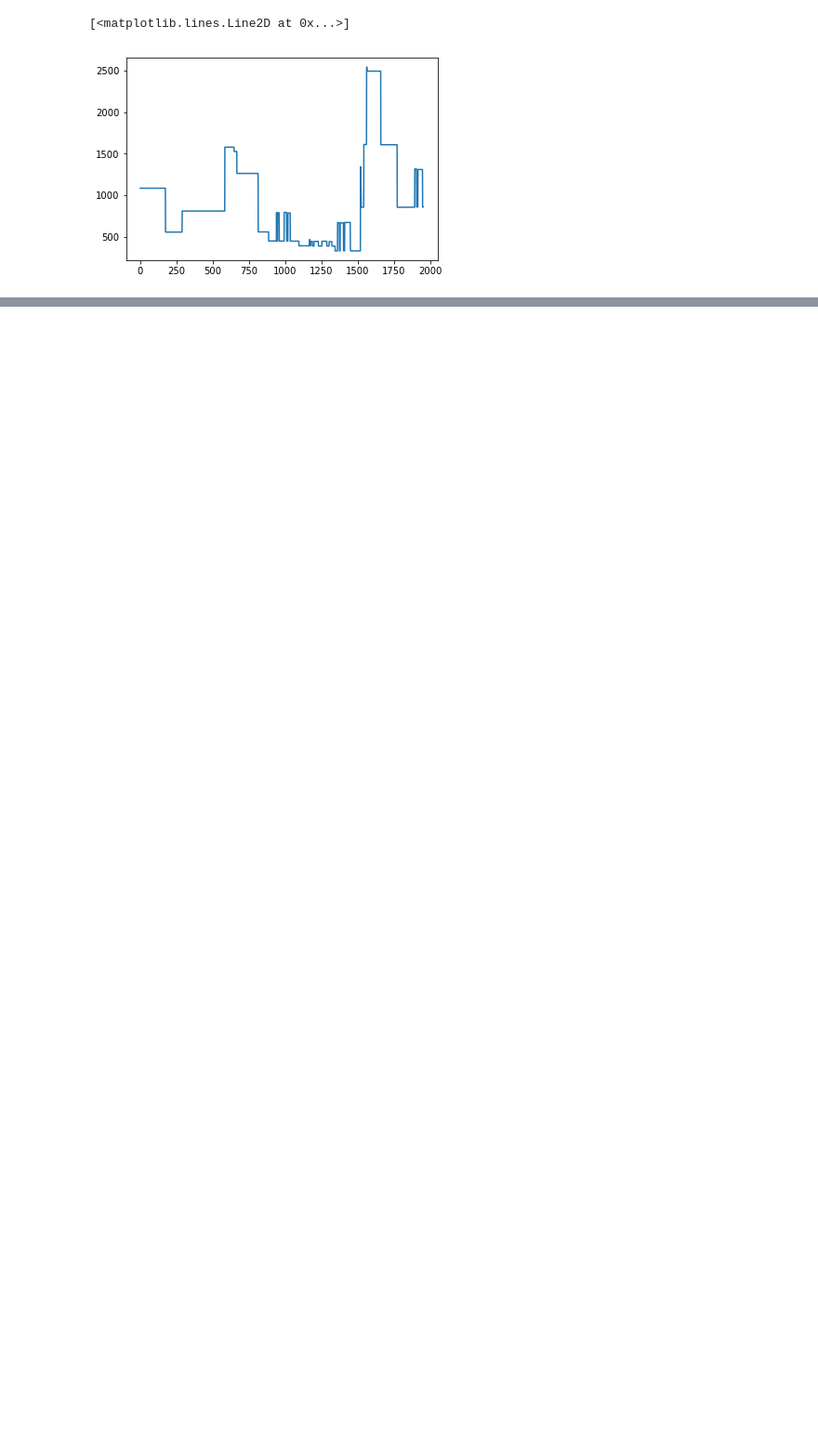
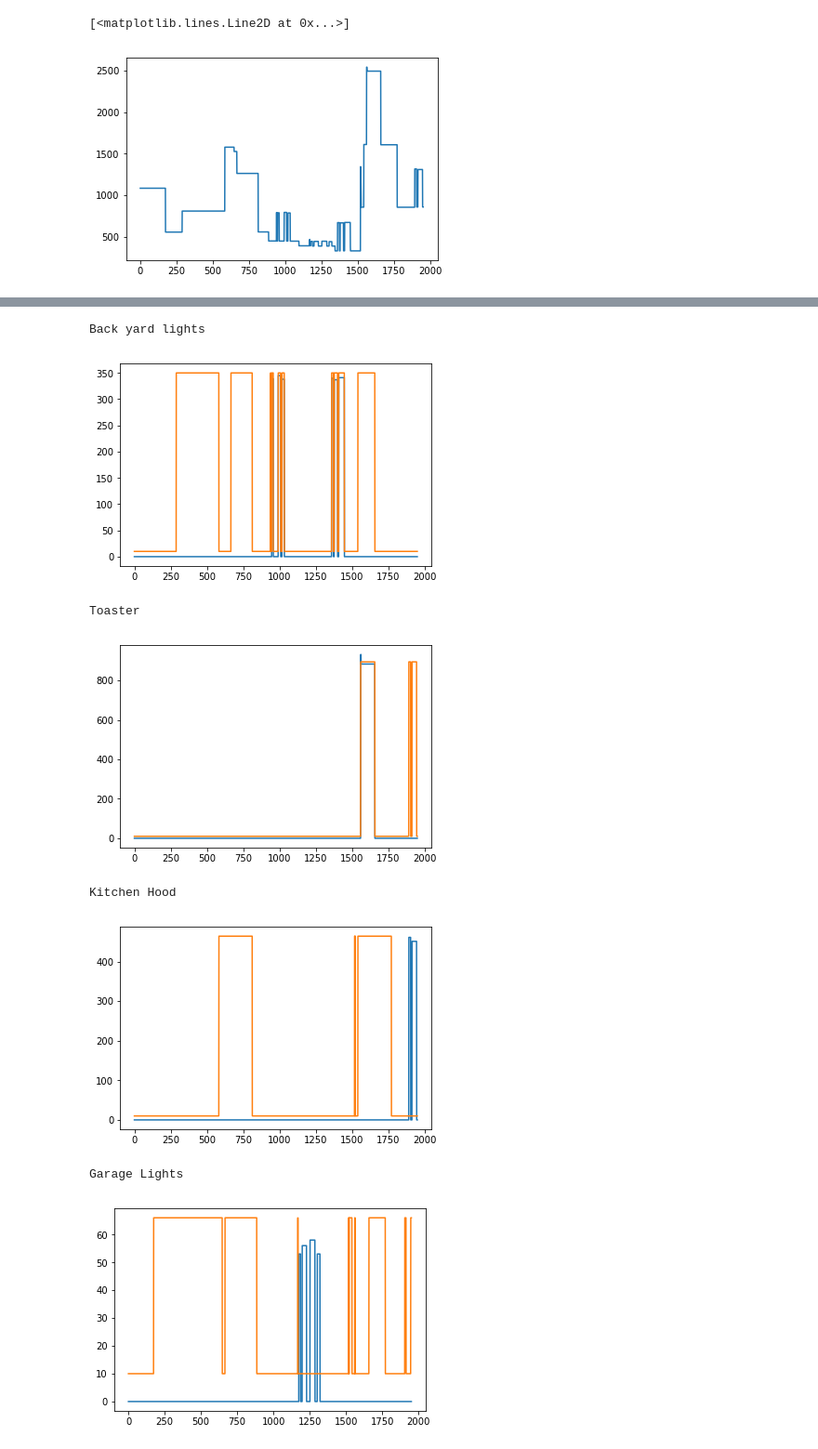
Before and after one commit to AlirezaSamar/PowerDisaggregation, a Jupyter notebook: LoadProcessing.ipynb, the cells around one changed output, grey strips where cells are left out. Shown: that part at 93% size. Drawn from its saved outputs; the diff is of its cells as text; code cells hidden in the pictures; blank space fills up the shorter version.

```diff
--- a/LoadProcessing.ipynb
+++ b/LoadProcessing.ipynb
@@ -757,6 +790,6 @@ plt.plot(np.asarray(goodFull)[0:2000,1])
 # %%
 meters = d.keys()
-unknowun = np.zeros(len(fullVals),dtype=float)
+App_load = np.zeros(len(goodFull),dtype=float)
 for i,meter in enumerate(meters):
-    power_series = np.array(d[meter] , dtype=float)
-    unknowun = unknowun + power_series[:,1]
+    app_series = np.array(d[meter] , dtype=float)
+    App_load = App_load + app_series[:,1]
@@ -763,4 +959,7 @@ for i,meter in enumerate(meters):
+# %%
+# Find the optimum number of states
+states = cluster(meter_data, max_num_clusters)
 # %%
 num_states_dict={}
 for i,meter in enumerate(meters):
-    num_states_dict[meter] = 2
+    num_states_dict[meter] = 3
@@ -768,8 +969,7 @@ for i,meter in enumerate(meters):
 learnt_model={}
 from hmmlearn import hmm
 for i,meter in enumerate(meters):
-    power_series = np.array(d[meter] , dtype=float)
-    meter_data = power_series[:,1]
+    meter_data = np.array(d[meter] , dtype=float)[:,1]
     X = meter_data.reshape((-1, 1))
     num_total_states = num_states_dict.get(meter)
 
@@ -777,4 +977,11 @@ for i,meter in enumerate(meters):
     learnt_model[meter] = hmm.GaussianHMM(num_total_states, "full")
 
     # Fit
-    learnt_model[meter].fit(X)
+    learnt_model[meter].fit([X])
+
+meter_data_unkown = np.array( unknown, dtype=float)[:,1]
+X = meter_data_unkown.reshape((-1, 1))
+num_total_states = 4
+print("Training model for unknown submeter ..")
+learnt_model['unknown'] = hmm.GaussianHMM(num_total_states, "full")
+learnt_model['unknown'].fit([X])
@@ -1003,0 +1289,17 @@ prediction.head()
+# %%
+for app in d.keys():
+    b = np.asarray(d[app])[:,1]
+    prd = np.asarray(prediction[app])
+    print app
+    plt.plot(b)
+    plt.plot(range(len(prd)), prd +10)
+    plt.show()
+# %% [output]
+Back yard lights
+[figure, added]
+Toaster
+[figure, added]
+Kitchen Hood
+[figure, added]
+Garage Lights
+[figure, added]
```
Also changed, not shown: parts of 36 cells of this notebook.
